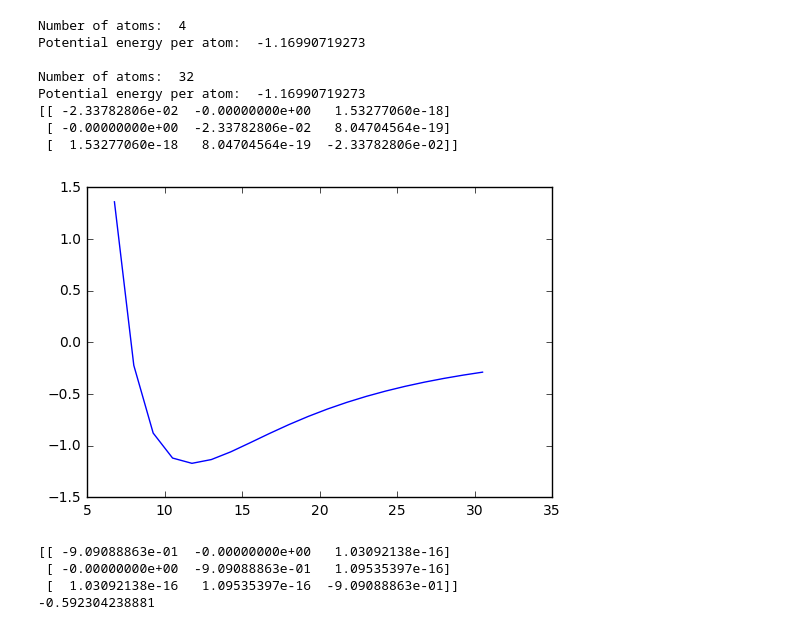
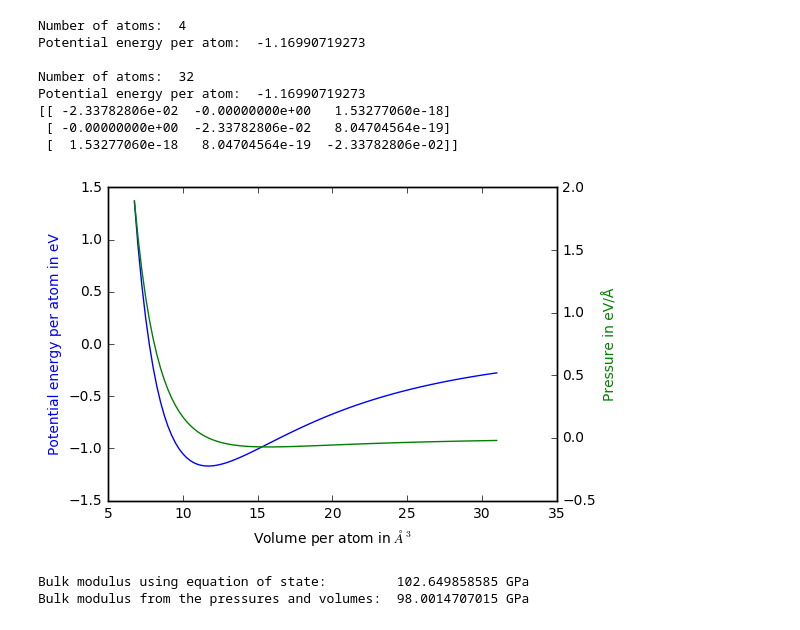
Before and after one commit to bk388/IB_project, a Jupyter notebook: Deliverables.ipynb, the cells around one changed output. Drawn from its saved outputs; the diff is of its cells as text; code cells hidden in the pictures.

```diff
--- a/Deliverables.ipynb
+++ b/Deliverables.ipynb
@@ -126,43 +126,50 @@ from ase.eos import EquationOfState
 from ase.units import kJ
 
 pressures = []
 cu = bulk("Cu", "fcc", a=3.6, cubic=True)
 cu.set_calculator(calc)
-vols = np.arange(start = 27.0, stop = 125.0, step = 5)
+vols = np.arange(start = 27.0, stop = 125.0, step = 1)
 sides = vols**(1.0/3.0)
-vols = vols/4
+vols = np.divide(vols, 4)
 pots = []
 cell = cu.get_cell()
 for side in sides:
     cell = np.array([[1., 0., 0.],
                      [0., 1., 0.],
                      [0., 0., 1.]])
     cell *= side
     cu.set_cell(cell, scale_atoms=True)
-    pressures.append(cu.get_stress(voigt=False)[0,0]) #The strains should be the same along the diagonal, we can pick any
+    pressures.append(-np.trace(cu.get_stress(voigt=False))/3) #The strains should be the same along the diagonal, we can pick any
     pots.append(cu.get_potential_energy()/cu.get_number_of_atoms())
 
 bulks = []
 for index in range(len(sides)-1):
     dP = pressures[index+1] - pressures[index]
     dV = vols[index+1] - vols[index]
     bulks.append(-vols[index]*dP/dV)
 
-#print(pressures)
-plt.plot(vols, pots)
+#Plot the energies and pressures
+fig, energies_plot = plt.subplots()
+energies_plot.set_xlabel('Volume per atom in $Å^3$')
+energies_plot.set_ylabel('Potential energy per atom in eV', color='b')
+energies_plot.plot(vols, pots, 'b')
+pressures_plot = energies_plot.twinx()
+pressures_plot.set_ylabel('Pressure in eV/Å', color='g')
+pressures_plot.plot(vols, pressures, 'g')
+fig.tight_layout()
 plt.show()
 
 cell = np.array([[1., 0., 0.],
                  [0., 1., 0.],
                  [0., 0., 1.]])
 cell *= 3.5
 vol = 3.5**3.0
-cu.set_cell(cell, scale_atoms=True)
-print(cu.get_stress(voigt=False)*(3.5**2.0))
-print(np.mean(bulks))
+eos = EquationOfState(vols, pots, eos="birchmurnaghan")
+v0, e0, B = eos.fit()
+print('Bulk modulus using equation of state:        ', B / kJ * 1.0e24, 'GPa')
+B = np.mean(bulks)/kJ * 1.0e24
+print('Bulk modulus from the pressures and volumes: ', B, 'GPa')
 # %% [output]
-[figure, old version]
+[figure, new version]
-[[ -9.09088863e-01  -0.00000000e+00   1.03092138e-16]
- [ -0.00000000e+00  -9.09088863e-01   1.09535397e-16]
- [  1.03092138e-16   1.09535397e-16  -9.09088863e-01]]
--0.592304238881
+Bulk modulus using equation of state:         102.649858585 GPa
+Bulk modulus from the pressures and volumes:  98.0014707015 GPa
```
